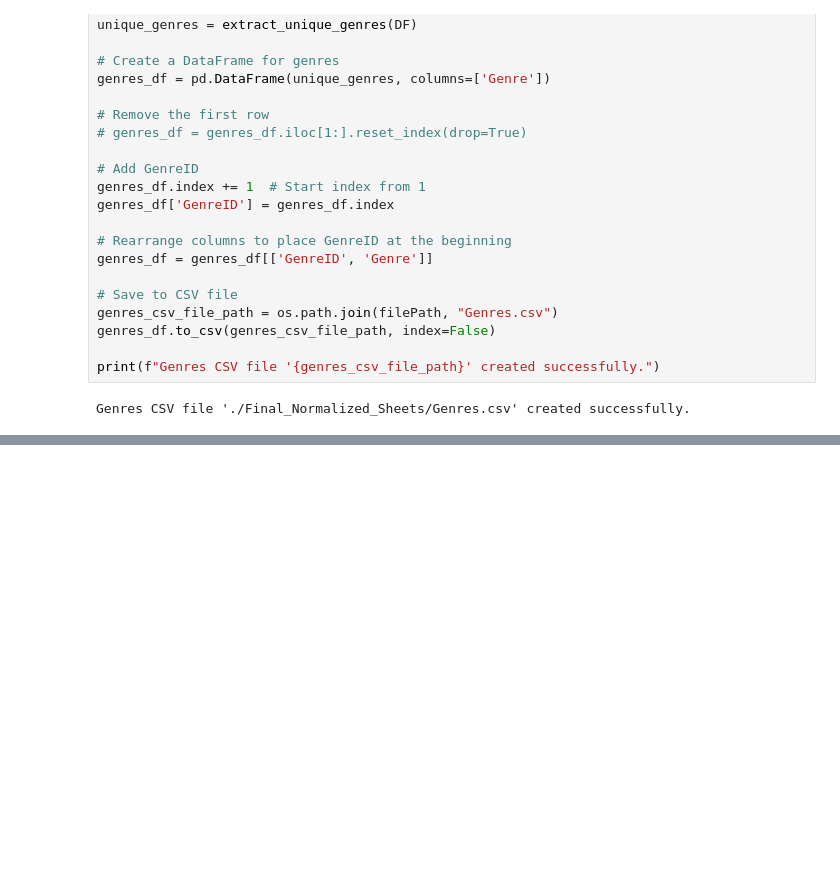
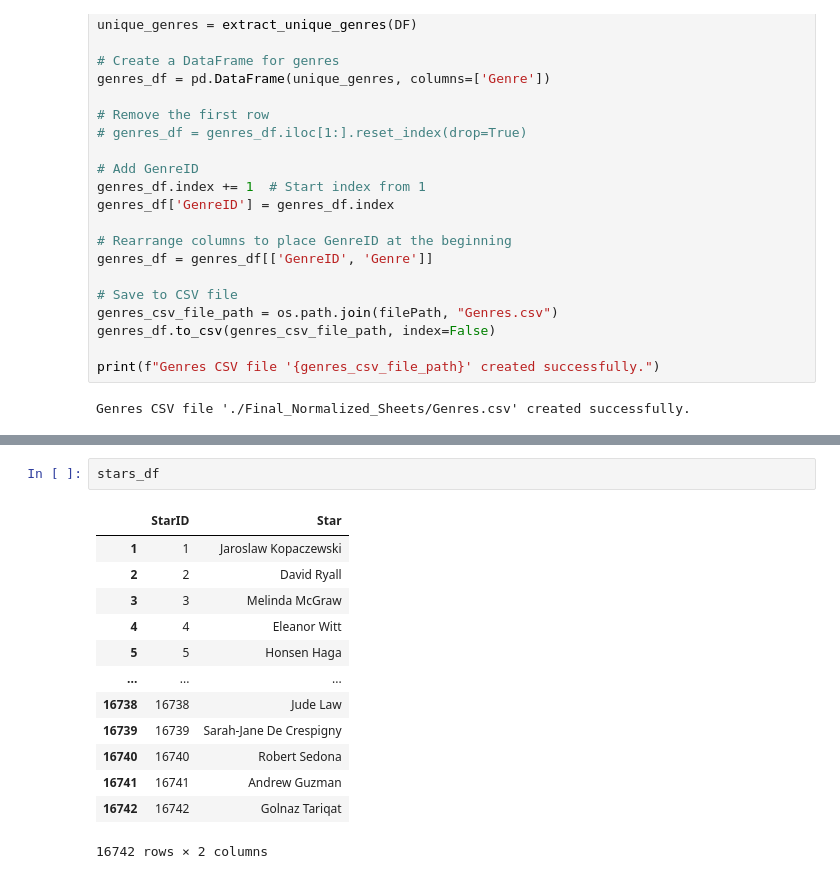
Before and after one commit to Ahmed-Abdellmoneim/IMDb-Top-250-Scraper-Review, a Jupyter notebook: Normalization Code/main.ipynb, the cells around one changed output, grey strips where cells are left out. Saved outputs shown, nothing was run; the diff lists cells and outputs as text; blank space fills up the shorter version.

```diff
--- a/Normalization Code/main.ipynb
+++ b/Normalization Code/main.ipynb
@@ -77,0 +183,16 @@ Genres CSV file './Final_Normalized_Sheets/Genres.csv' created successfully.
+# %%
+stars_df
+# %% [output]
+|  | StarID | Star |
+| 1 | 1 | Jaroslaw Kopaczewski |
+| 2 | 2 | David Ryall |
+| 3 | 3 | Melinda McGraw |
+| 4 | 4 | Eleanor Witt |
+| 5 | 5 | Honsen Haga |
+| ... | ... | ... |
+| 16738 | 16738 | Jude Law |
+| 16739 | 16739 | Sarah-Jane De Crespigny |
+| 16740 | 16740 | Robert Sedona |
+| 16741 | 16741 | Andrew Guzman |
+| 16742 | 16742 | Golnaz Tariqat |
+16742 rows × 2 columns
```
Also changed, not shown: parts of 7 cells of this notebook, 2 other files.
